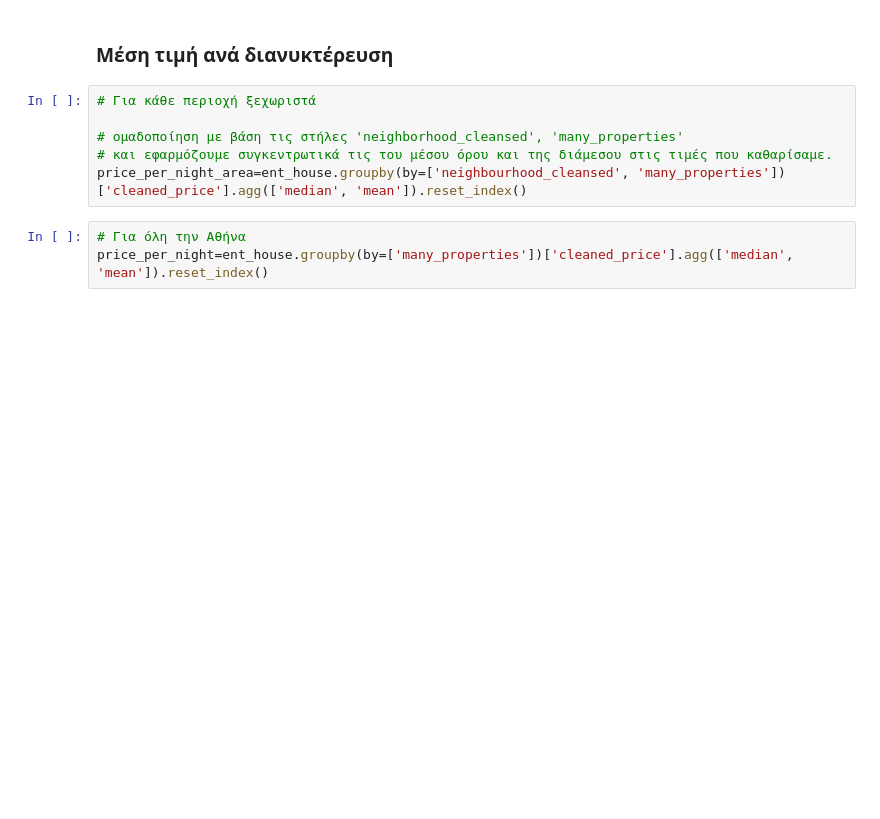
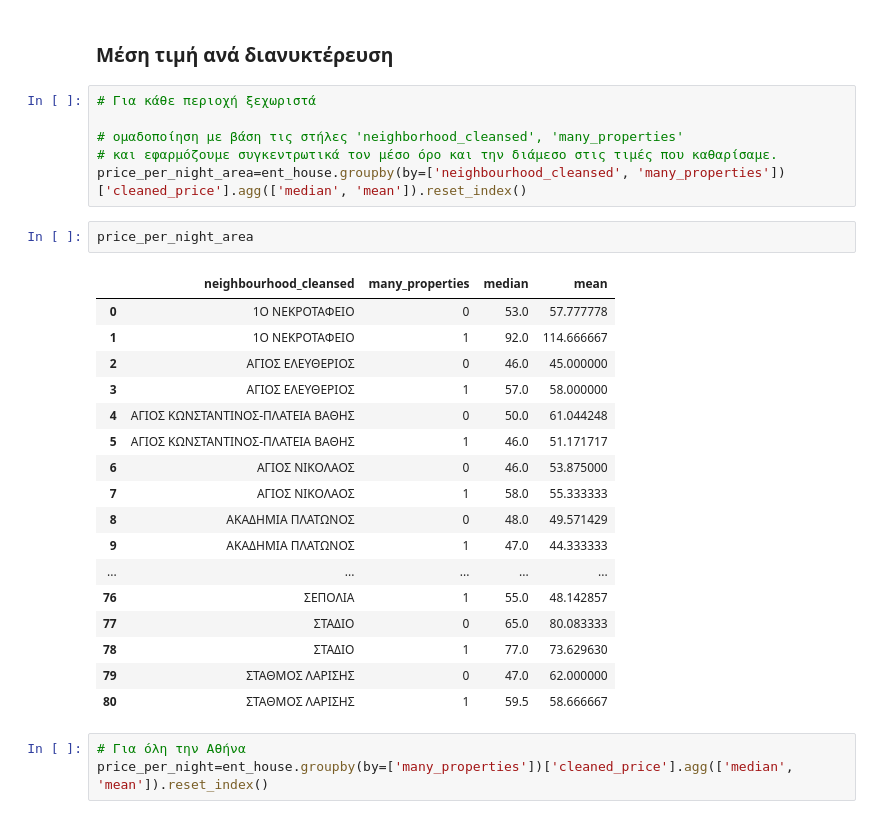
Before and after one commit to ChrysoulaMarinou/airbnb_entrepreneurship, a Jupyter notebook: Airbnb_same_apartments.ipynb, the cells around one changed output. Drawn from its saved outputs; the diff is of its cells as text; blank space fills up the shorter version.

```diff
--- a/Airbnb_same_apartments.ipynb
+++ b/Airbnb_same_apartments.ipynb
@@ -146,8 +144,28 @@ ent_house['cleaned_price'] = ent_house['price'].apply(lambda x: correct_prices(x
 # Για κάθε περιοχή ξεχωριστά
 
 # ομαδοποίηση με βάση τις στήλες 'neighborhood_cleansed', 'many_properties'
-# και εφαρμόζουμε συγκεντρωτικά τις του μέσου όρου και της διάμεσου στις τιμές που καθαρίσαμε.
+# και εφαρμόζουμε συγκεντρωτικά τον μέσο όρο και την διάμεσο στις τιμές που καθαρίσαμε.
 price_per_night_area=ent_house.groupby(by=['neighbourhood_cleansed', 'many_properties'])['cleaned_price'].agg(['median', 'mean']).reset_index()
+# %%
+price_per_night_area
+# %% [output]
+|  | neighbourhood_cleansed | many_properties | median | mean |
+| 0 | 1Ο ΝΕΚΡΟΤΑΦΕΙΟ | 0 | 53.0 | 57.777778 |
+| 1 | 1Ο ΝΕΚΡΟΤΑΦΕΙΟ | 1 | 92.0 | 114.666667 |
+| 2 | ΑΓΙΟΣ ΕΛΕΥΘΕΡΙΟΣ | 0 | 46.0 | 45.000000 |
+| 3 | ΑΓΙΟΣ ΕΛΕΥΘΕΡΙΟΣ | 1 | 57.0 | 58.000000 |
+| 4 | ΑΓΙΟΣ ΚΩΝΣΤΑΝΤΙΝΟΣ-ΠΛΑΤΕΙΑ ΒΑΘΗΣ | 0 | 50.0 | 61.044248 |
+| 5 | ΑΓΙΟΣ ΚΩΝΣΤΑΝΤΙΝΟΣ-ΠΛΑΤΕΙΑ ΒΑΘΗΣ | 1 | 46.0 | 51.171717 |
+| 6 | ΑΓΙΟΣ ΝΙΚΟΛΑΟΣ | 0 | 46.0 | 53.875000 |
+| 7 | ΑΓΙΟΣ ΝΙΚΟΛΑΟΣ | 1 | 58.0 | 55.333333 |
+| 8 | ΑΚΑΔΗΜΙΑ ΠΛΑΤΩΝΟΣ | 0 | 48.0 | 49.571429 |
+| 9 | ΑΚΑΔΗΜΙΑ ΠΛΑΤΩΝΟΣ | 1 | 47.0 | 44.333333 |
+| ... | ... | ... | ... | ... |
+| 76 | ΣΕΠΟΛΙΑ | 1 | 55.0 | 48.142857 |
+| 77 | ΣΤΑΔΙΟ | 0 | 65.0 | 80.083333 |
+| 78 | ΣΤΑΔΙΟ | 1 | 77.0 | 73.629630 |
+| 79 | ΣΤΑΘΜΟΣ ΛΑΡΙΣΗΣ | 0 | 47.0 | 62.000000 |
+| 80 | ΣΤΑΘΜΟΣ ΛΑΡΙΣΗΣ | 1 | 59.5 | 58.666667 |
 # %%
 # Για όλη την Αθήνα
 price_per_night=ent_house.groupby(by=['many_properties'])['cleaned_price'].agg(['median', 'mean']).reset_index()
```
Also changed, not shown: parts of 8 cells of this notebook, 1 other file.
